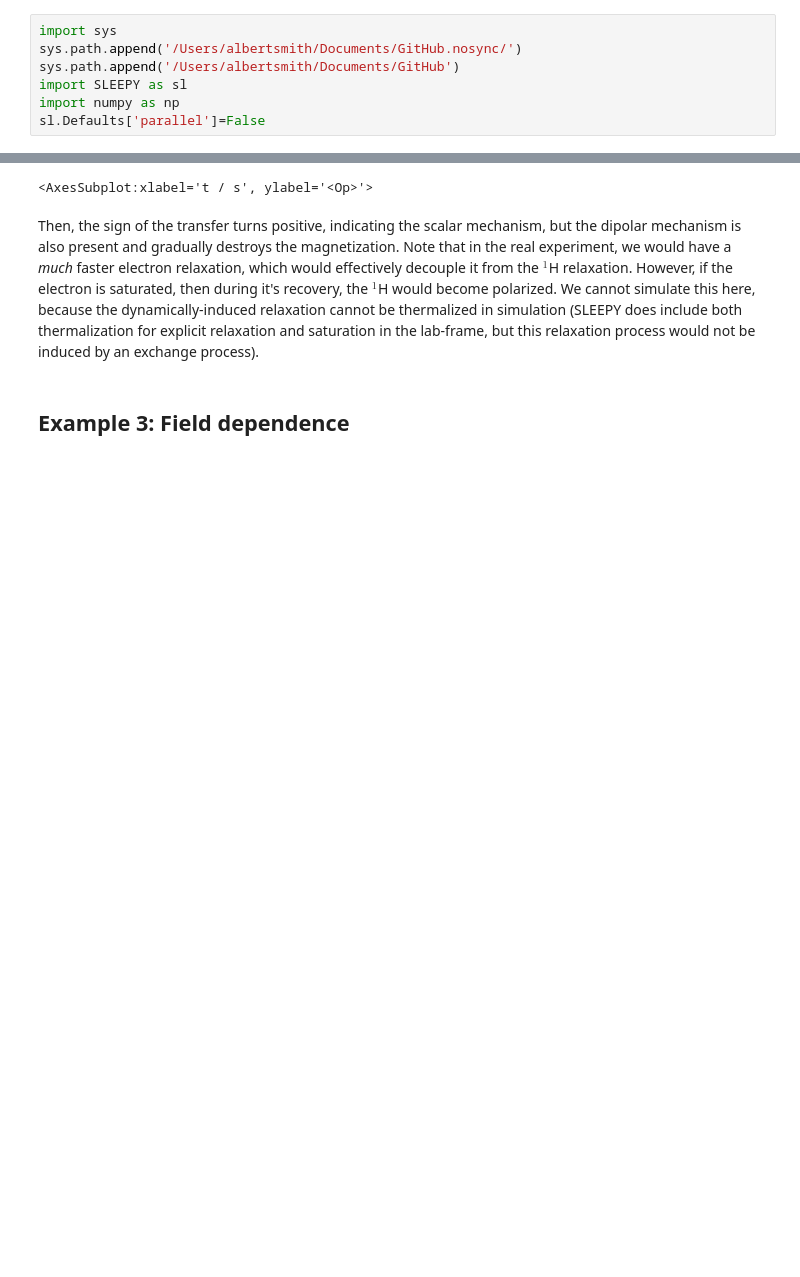
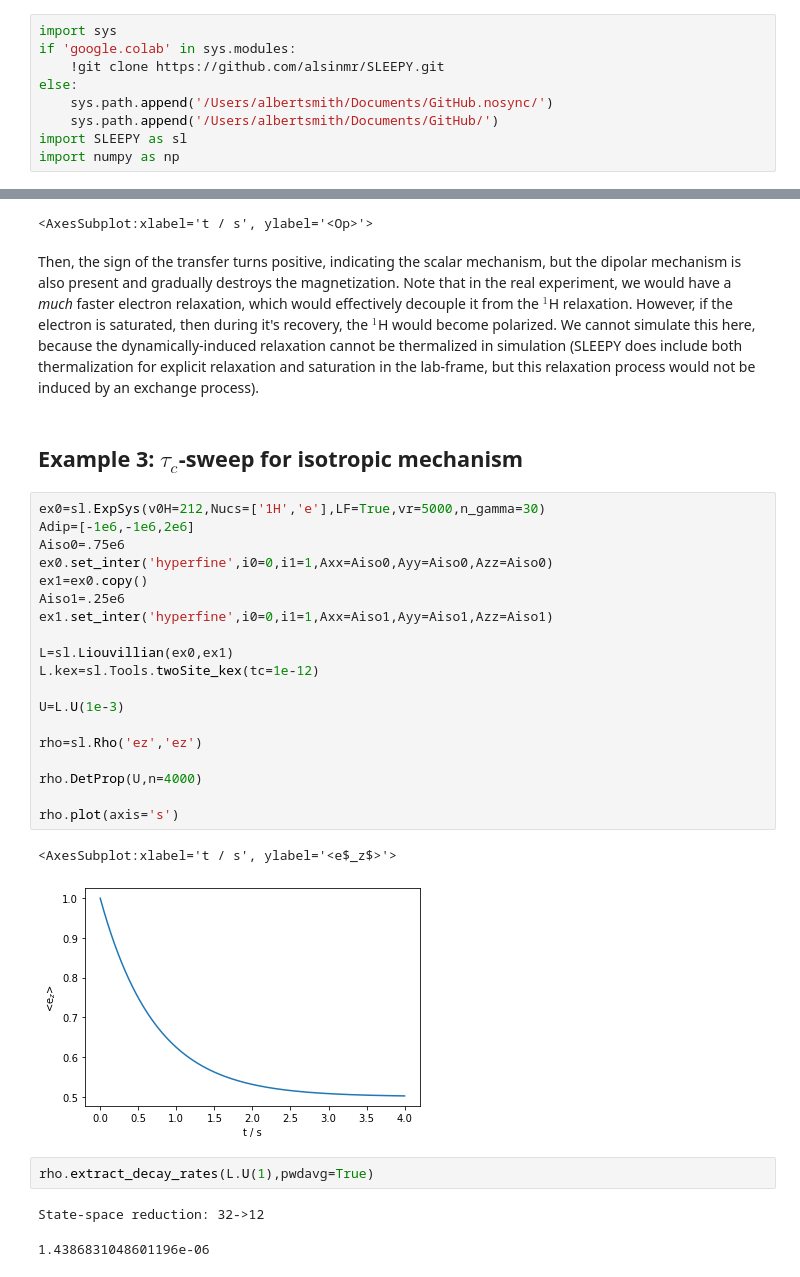
Before and after one commit to alsinmr/SLEEPY_tutorial, a Jupyter notebook: DNP/OverHauserEffect.ipynb, the cells around one changed output, grey strips where cells are left out. Drawn from its saved outputs; the diff is of its cells as text; blank space fills up the shorter version.

```diff
--- a/DNP/OverHauserEffect.ipynb
+++ b/DNP/OverHauserEffect.ipynb
@@ -4,7 +7,9 @@ The Overhauser effect is the original DNP experiment, demonstrated on a conducti
 # %%
 import sys
-sys.path.append('/Users/albertsmith/Documents/GitHub.nosync/')
-sys.path.append('/Users/albertsmith/Documents/GitHub')
+if 'google.colab' in sys.modules:
+    !git clone https://github.com/alsinmr/SLEEPY.git
+else:
+    sys.path.append('/Users/albertsmith/Documents/GitHub.nosync/')
+    sys.path.append('/Users/albertsmith/Documents/GitHub/')
 import SLEEPY as sl
 import numpy as np
-sl.Defaults['parallel']=False
@@ -75,4 +82,31 @@ rho.plot(axis='s')
 # %% [markdown]
 Then, the sign of the transfer turns positive, indicating the scalar mechanism, but the dipolar mechanism is also present and gradually destroys the magnetization. Note that in the real experiment, we would have a *much* faster electron relaxation, which would effectively decouple it from the $^1$H relaxation. However, if the electron is saturated, then during it's recovery, the $^1$H would become polarized. We cannot simulate this here, because the dynamically-induced relaxation cannot be thermalized in simulation (SLEEPY does include both thermalization for explicit relaxation and saturation in the lab-frame, but this relaxation process would not be induced by an exchange process).
 # %% [markdown]
-## Example 3: Field dependence
+## Example 3: $\tau_c$-sweep for isotropic mechanism
+# %%
+ex0=sl.ExpSys(v0H=212,Nucs=['1H','e'],LF=True,vr=5000,n_gamma=30)
+Adip=[-1e6,-1e6,2e6]
+Aiso0=.75e6
+ex0.set_inter('hyperfine',i0=0,i1=1,Axx=Aiso0,Ayy=Aiso0,Azz=Aiso0)
+ex1=ex0.copy()
+Aiso1=.25e6
+ex1.set_inter('hyperfine',i0=0,i1=1,Axx=Aiso1,Ayy=Aiso1,Azz=Aiso1)
+
+L=sl.Liouvillian(ex0,ex1)
+L.kex=sl.Tools.twoSite_kex(tc=1e-12)
+
+U=L.U(1e-3)
+
+rho=sl.Rho('ez','ez')
+
+rho.DetProp(U,n=4000)
+
+rho.plot(axis='s')
+# %% [output]
+<AxesSubplot:xlabel='t / s', ylabel='<e$_z$>'>
+[figure, added]
+# %%
+rho.extract_decay_rates(L.U(1),pwdavg=True)
+# %% [output]
+State-space reduction: 32->12
+1.4386831048601196e-06
```
Also changed, not shown: parts of 8 cells of this notebook, 1 other file.
